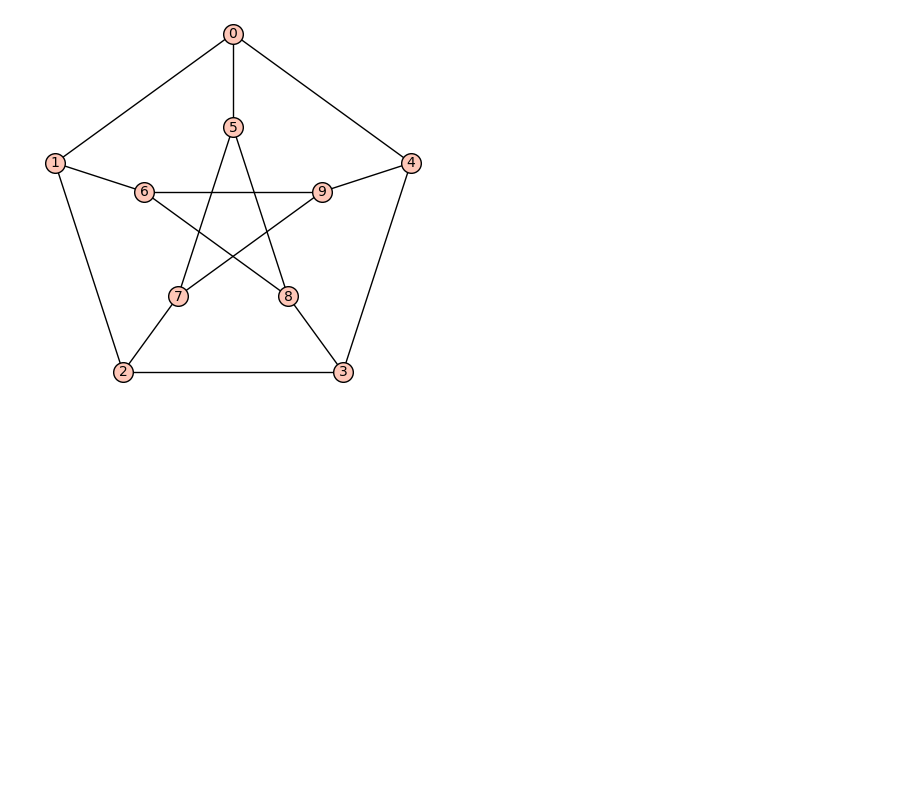
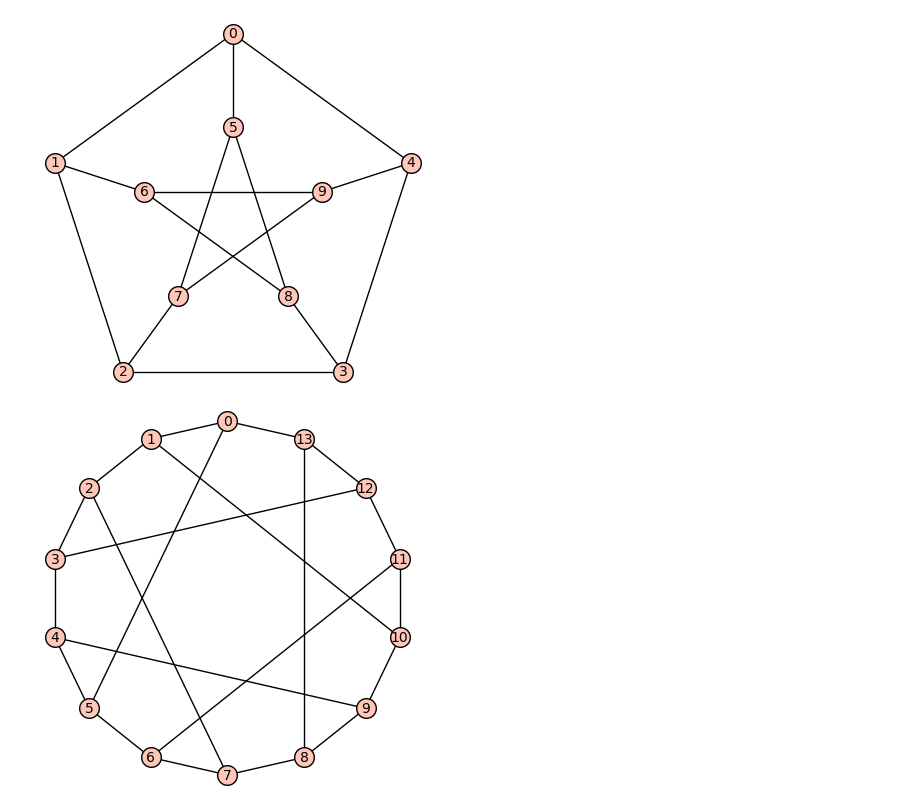
Before and after one commit to JureKra/Projekt-FP, a Jupyter notebook: main.ipynb, the cells around one changed output. Cells and saved outputs as stored; diff of their text form; code cells hidden in the pictures; blank space fills up the shorter version.

```diff
--- a/main.ipynb
+++ b/main.ipynb
@@ -3,3 +3,8 @@ G = graphs.PetersenGraph()
 G.show()
 # %% [output]
 [figure]
+# %%
+G = graphs.HeawoodGraph()
+G.show()
+# %% [output]
+[figure, added]
```
